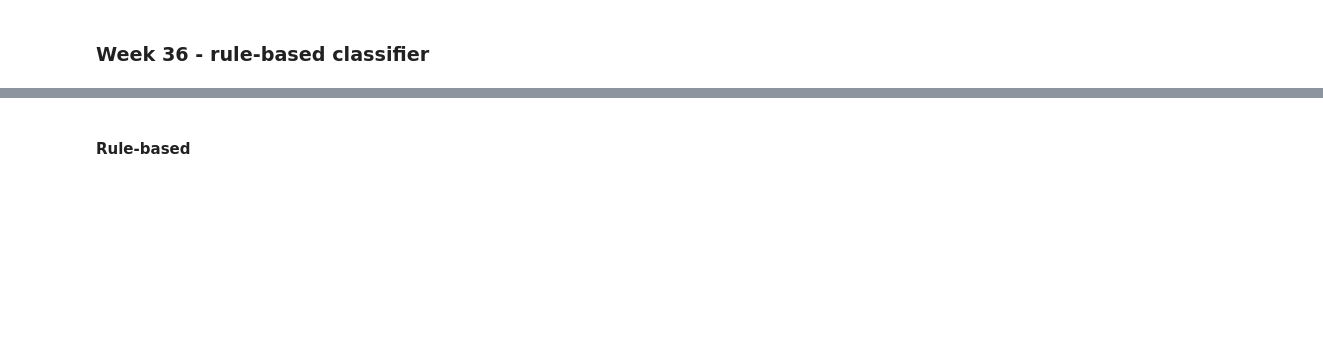
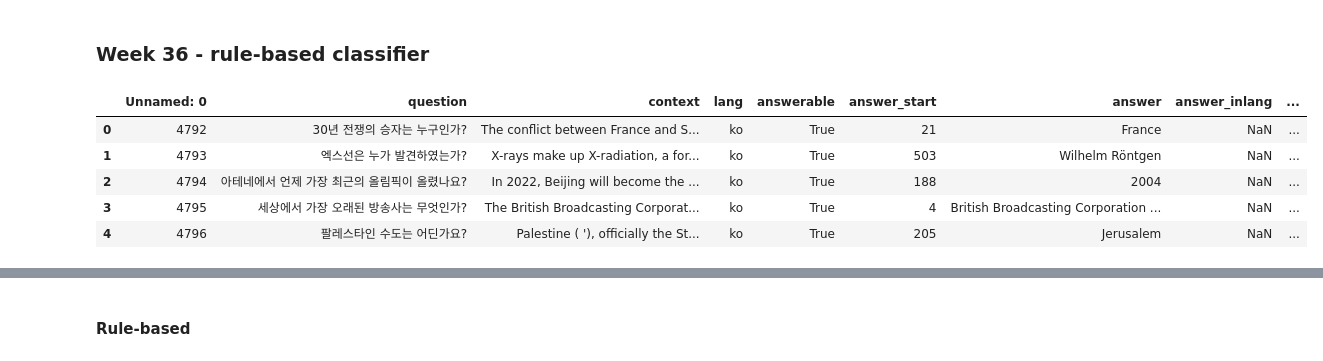
Before and after one commit to DNedilko/nlp-course-project, a Jupyter notebook: weeks/week36/week36_stats_rulebased.ipynb, the cells around one changed output, grey strips where cells are left out. Cells and saved outputs as stored; diff of their text form; code cells hidden in the pictures; blank space fills up the shorter version.

```diff
--- a/weeks/week36/week36_stats_rulebased.ipynb
+++ b/weeks/week36/week36_stats_rulebased.ipynb
@@ -43 +82,10 @@ train_tr = pd.read_csv("data/train_translated.csv")
+# %%
+train_tr.head()
+# %% [output]
+|  | Unnamed: 0 | question | context | lang | answerable | answer_start | answer | answer_inlang | ... |
+| 0 | 4792 | 30년 전쟁의 승자는 누구인가? | The conflict between France and S... | ko | True | 21 | France | NaN | ... |
+| 1 | 4793 | 엑스선은 누가 발견하였는가? | X-rays make up X-radiation, a for... | ko | True | 503 | Wilhelm Röntgen | NaN | ... |
+| 2 | 4794 | 아테네에서 언제 가장 최근의 올림픽이 올렸나요? | In 2022, Beijing will become the ... | ko | True | 188 | 2004 | NaN | ... |
+| 3 | 4795 | 세상에서 가장 오래된 방송사는 무엇인가? | The British Broadcasting Corporat... | ko | True | 4 | British Broadcasting Corporation ... | NaN | ... |
+| 4 | 4796 | 팔레스타인 수도는 어딘가요? | Palestine ( '), officially the St... | ko | True | 205 | Jerusalem | NaN | ... |
 # %%
```
Also changed, not shown: parts of 29 cells of this notebook.
